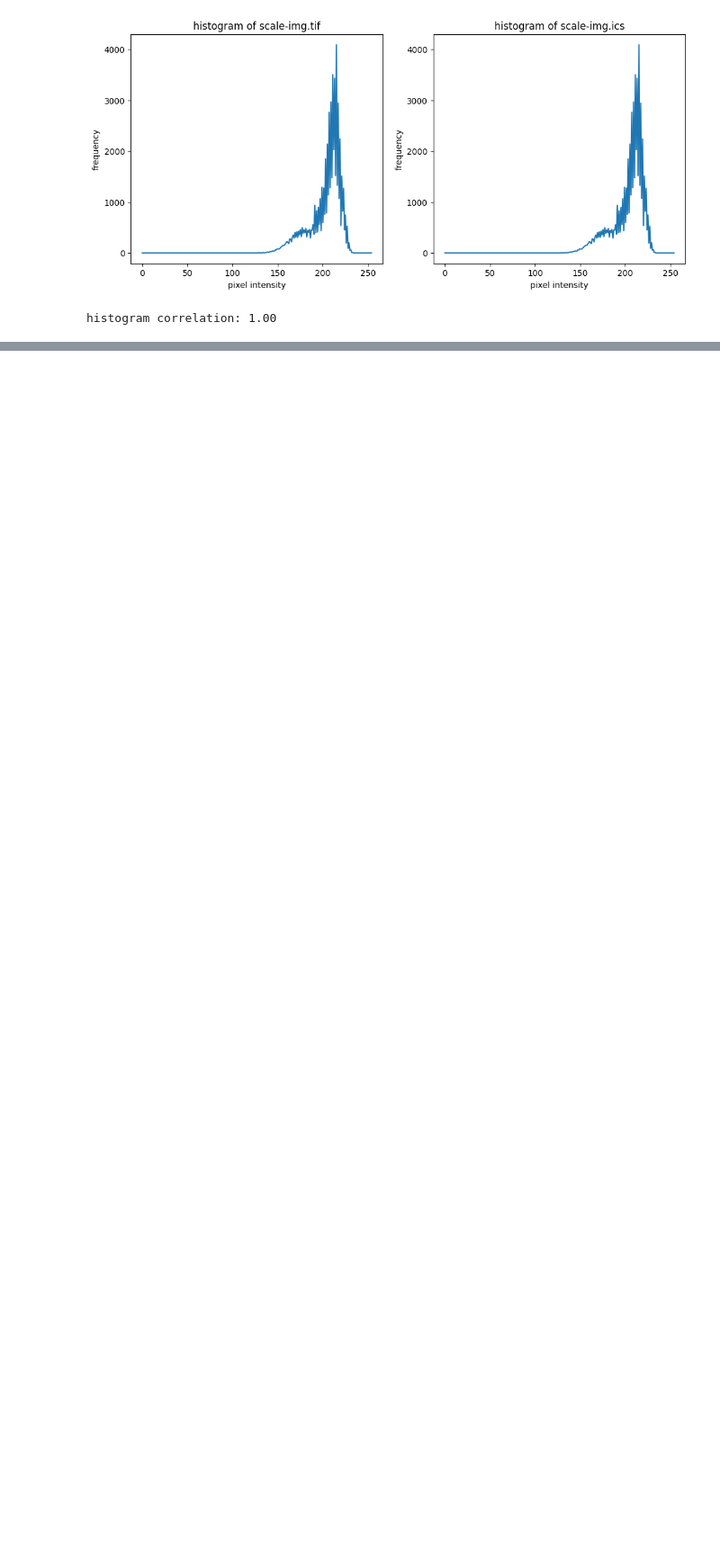
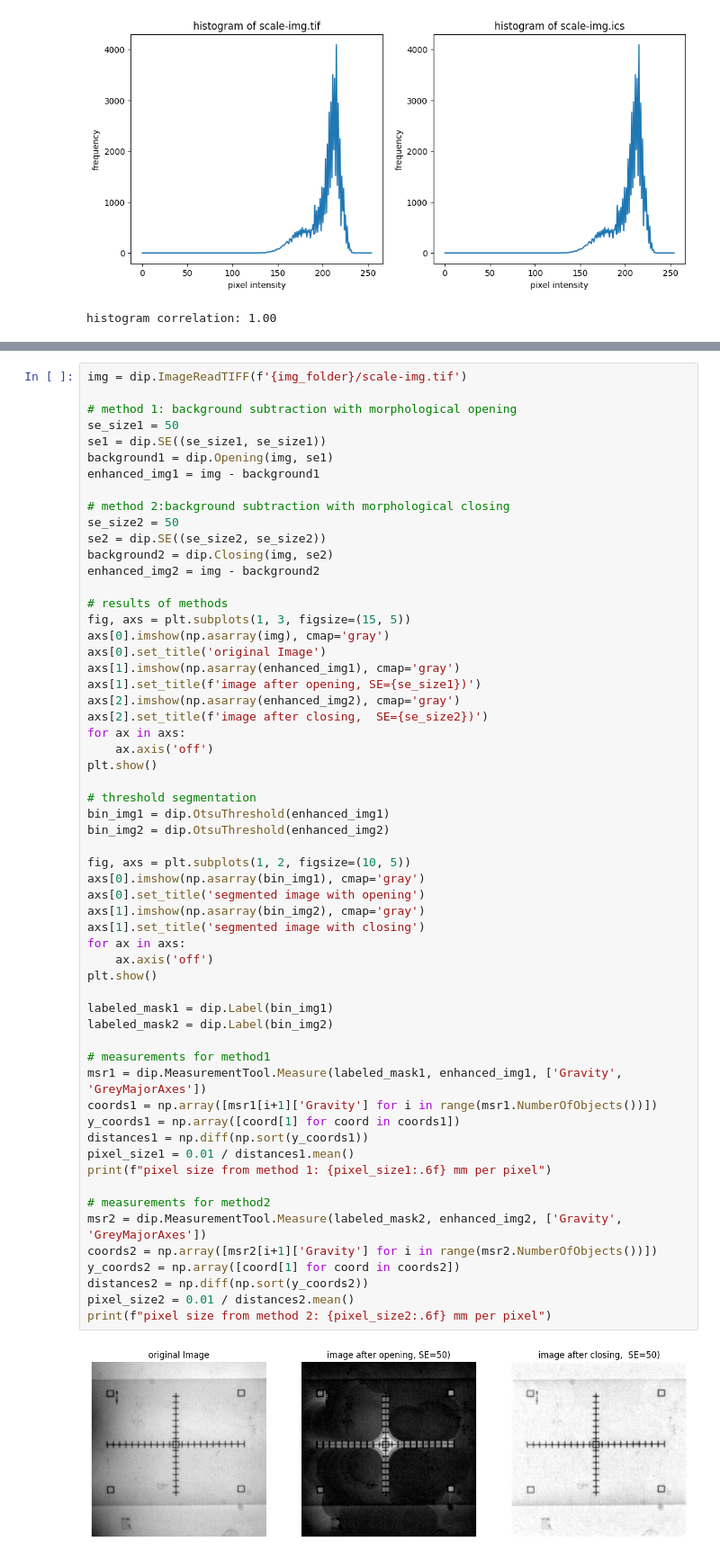
Before and after one commit to bramvaneerden/IA_Assignments, a Jupyter notebook: A3/explore.ipynb, the cells around one changed output, grey strips where cells are left out. Shown at 90% size. Cells and saved outputs as stored; diff of their text form; blank space fills up the shorter version.

```diff
--- a/A3/explore.ipynb
+++ b/A3/explore.ipynb
@@ -181,0 +184,60 @@ histogram correlation: 1.00
+# %%
+img = dip.ImageReadTIFF(f'{img_folder}/scale-img.tif')
+
+# method 1: background subtraction with morphological opening
+se_size1 = 50
+se1 = dip.SE((se_size1, se_size1))
+background1 = dip.Opening(img, se1)
+enhanced_img1 = img - background1
+
+# method 2:background subtraction with morphological closing
+se_size2 = 50
+se2 = dip.SE((se_size2, se_size2))
+background2 = dip.Closing(img, se2)
+enhanced_img2 = img - background2
+
+# results of methods
+fig, axs = plt.subplots(1, 3, figsize=(15, 5))
+axs[0].imshow(np.asarray(img), cmap='gray')
+axs[0].set_title('original Image')
+axs[1].imshow(np.asarray(enhanced_img1), cmap='gray')
+axs[1].set_title(f'image after opening, SE={se_size1})')
+axs[2].imshow(np.asarray(enhanced_img2), cmap='gray')
+axs[2].set_title(f'image after closing,  SE={se_size2})')
+for ax in axs:
+    ax.axis('off')
+plt.show()
+
+# threshold segmentation
+bin_img1 = dip.OtsuThreshold(enhanced_img1)
+bin_img2 = dip.OtsuThreshold(enhanced_img2)
+
+fig, axs = plt.subplots(1, 2, figsize=(10, 5))
+axs[0].imshow(np.asarray(bin_img1), cmap='gray')
+axs[0].set_title('segmented image with opening')
+axs[1].imshow(np.asarray(bin_img2), cmap='gray')
+axs[1].set_title('segmented image with closing')
+for ax in axs:
+    ax.axis('off')
+plt.show()
+
+labeled_mask1 = dip.Label(bin_img1)
+labeled_mask2 = dip.Label(bin_img2)
+
+# measurements for method1
+msr1 = dip.MeasurementTool.Measure(labeled_mask1, enhanced_img1, ['Gravity', 'GreyMajorAxes'])
+coords1 = np.array([msr1[i+1]['Gravity'] for i in range(msr1.NumberOfObjects())])
+y_coords1 = np.array([coord[1] for coord in coords1])
+distances1 = np.diff(np.sort(y_coords1))
+pixel_size1 = 0.01 / distances1.mean()
+print(f"pixel size from method 1: {pixel_size1:.6f} mm per pixel")
+
+# measurements for method2
+msr2 = dip.MeasurementTool.Measure(labeled_mask2, enhanced_img2, ['Gravity', 'GreyMajorAxes'])
+coords2 = np.array([msr2[i+1]['Gravity'] for i in range(msr2.NumberOfObjects())])
+y_coords2 = np.array([coord[1] for coord in coords2])
+distances2 = np.diff(np.sort(y_coords2))
+pixel_size2 = 0.01 / distances2.mean()
+print(f"pixel size from method 2: {pixel_size2:.6f} mm per pixel")
+# %% [output]
+[figure, added]
```
Also changed, not shown: parts of 2 cells of this notebook.
